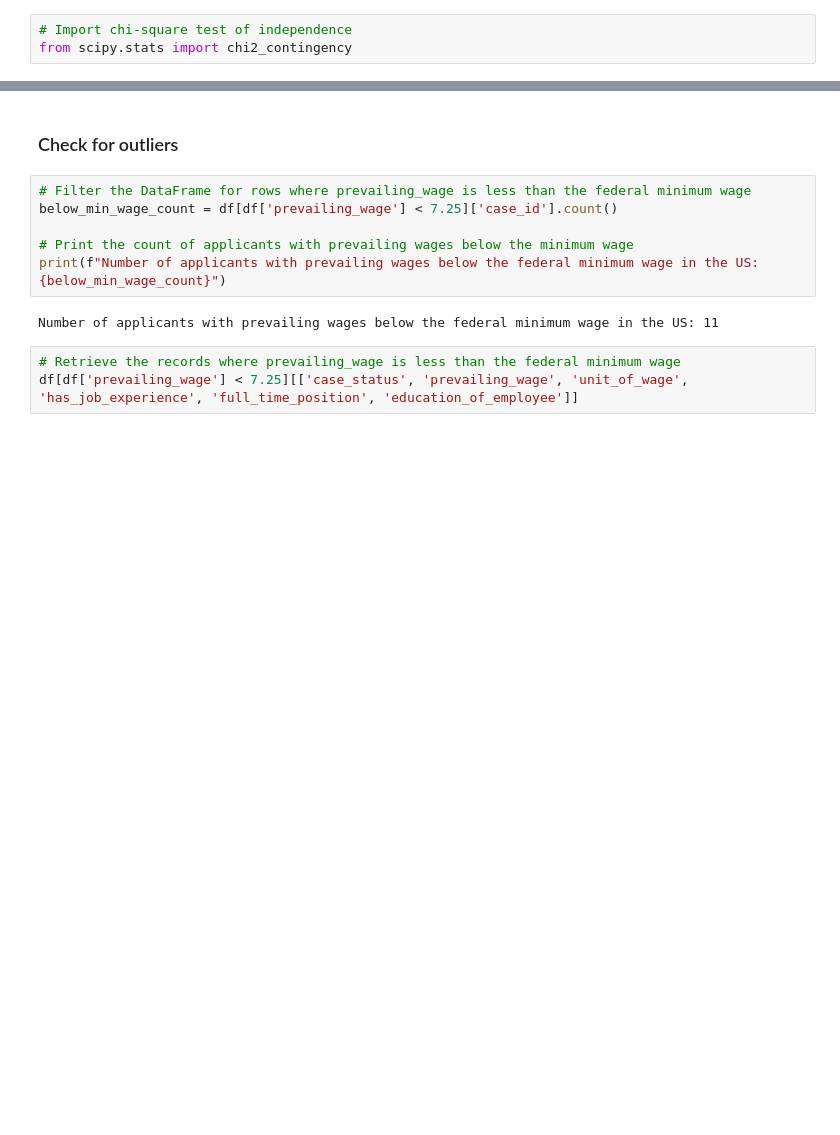
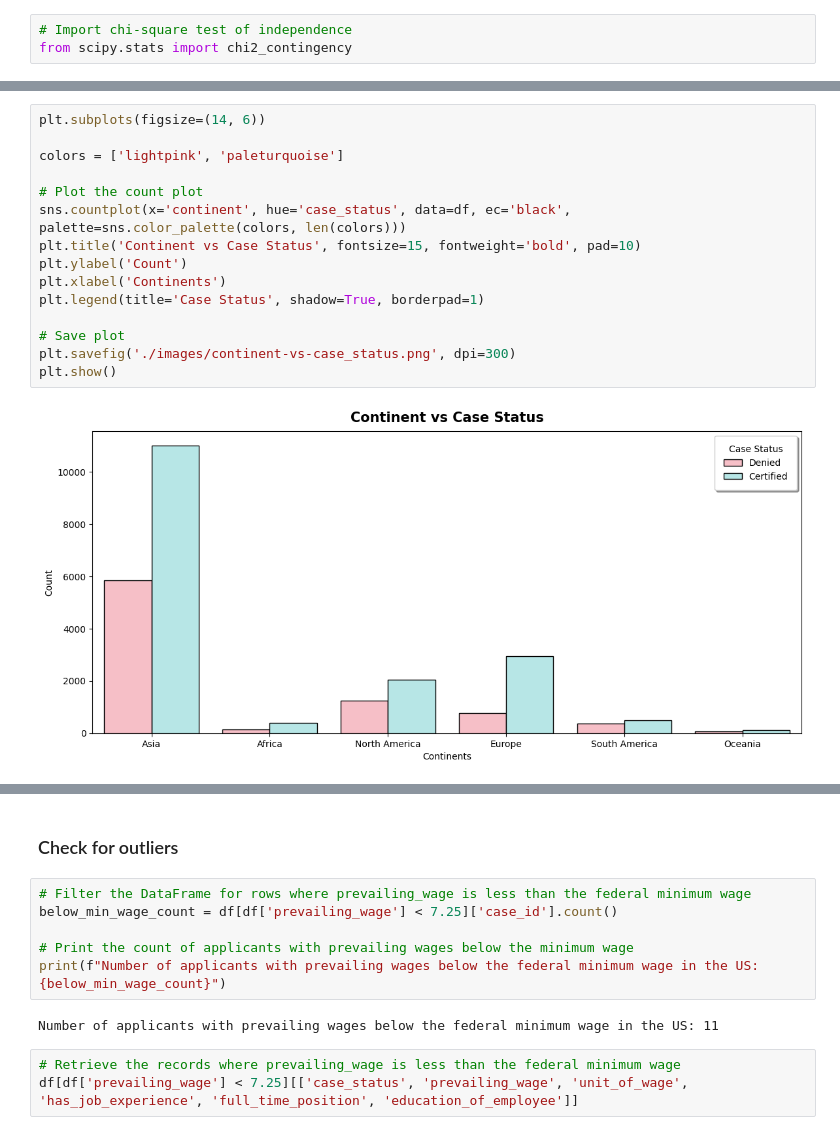
Before and after one commit to wanyingng/visa-approval-prediction, a Jupyter notebook: notebook/eda.ipynb, the cells around one changed output, grey strips where cells are left out. Drawn from its saved outputs; the diff is of its cells as text; blank space fills up the shorter version.

Commit message:
feat: update Exploratory Data Analysis

```diff
--- a/notebook/eda.ipynb
+++ b/notebook/eda.ipynb
@@ -560,0 +606,17 @@ result
+# %%
+plt.subplots(figsize=(14, 6))
+
+colors = ['lightpink', 'paleturquoise']
+
+# Plot the count plot
+sns.countplot(x='continent', hue='case_status', data=df, ec='black', palette=sns.color_palette(colors, len(colors)))
+plt.title('Continent vs Case Status', fontsize=15, fontweight='bold', pad=10)
+plt.ylabel('Count')
+plt.xlabel('Continents')
+plt.legend(title='Case Status', shadow=True, borderpad=1)
+
+# Save plot
+plt.savefig('./images/continent-vs-case_status.png', dpi=300)
+plt.show()
+# %% [output]
+[figure, added]
```
Also changed, not shown: parts of 17 cells of this notebook.
